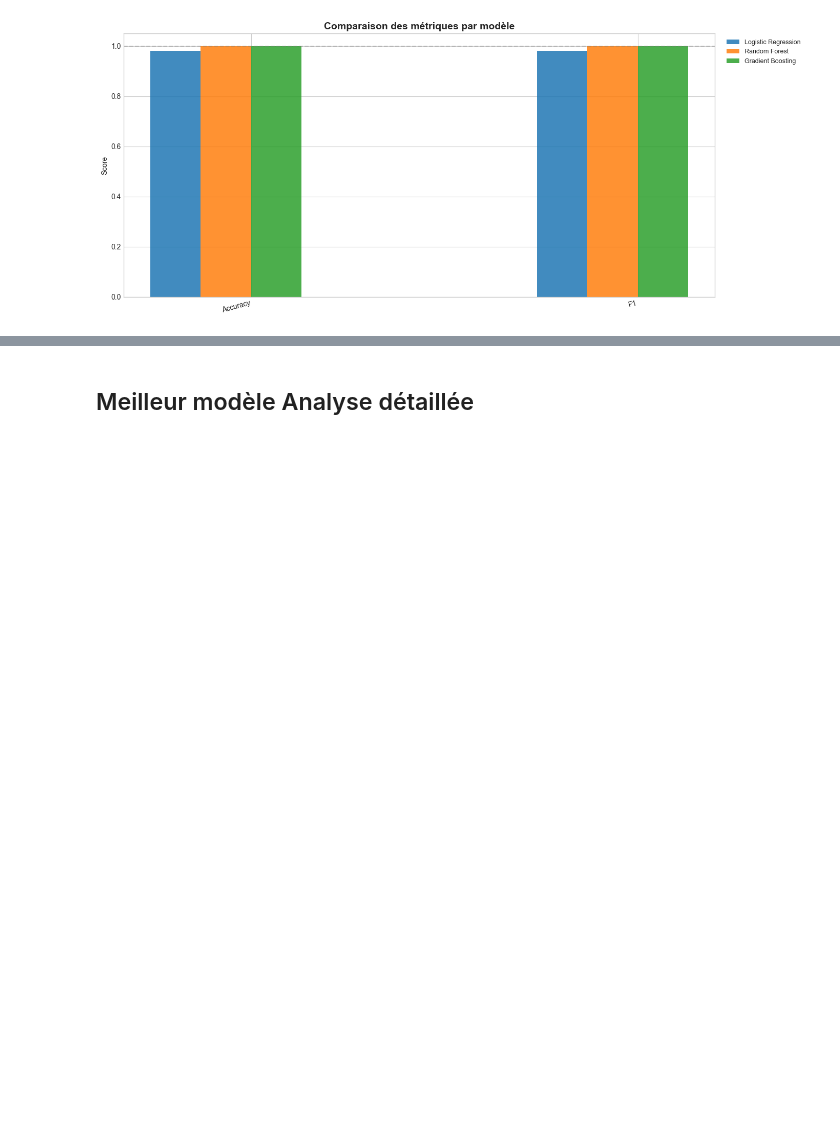
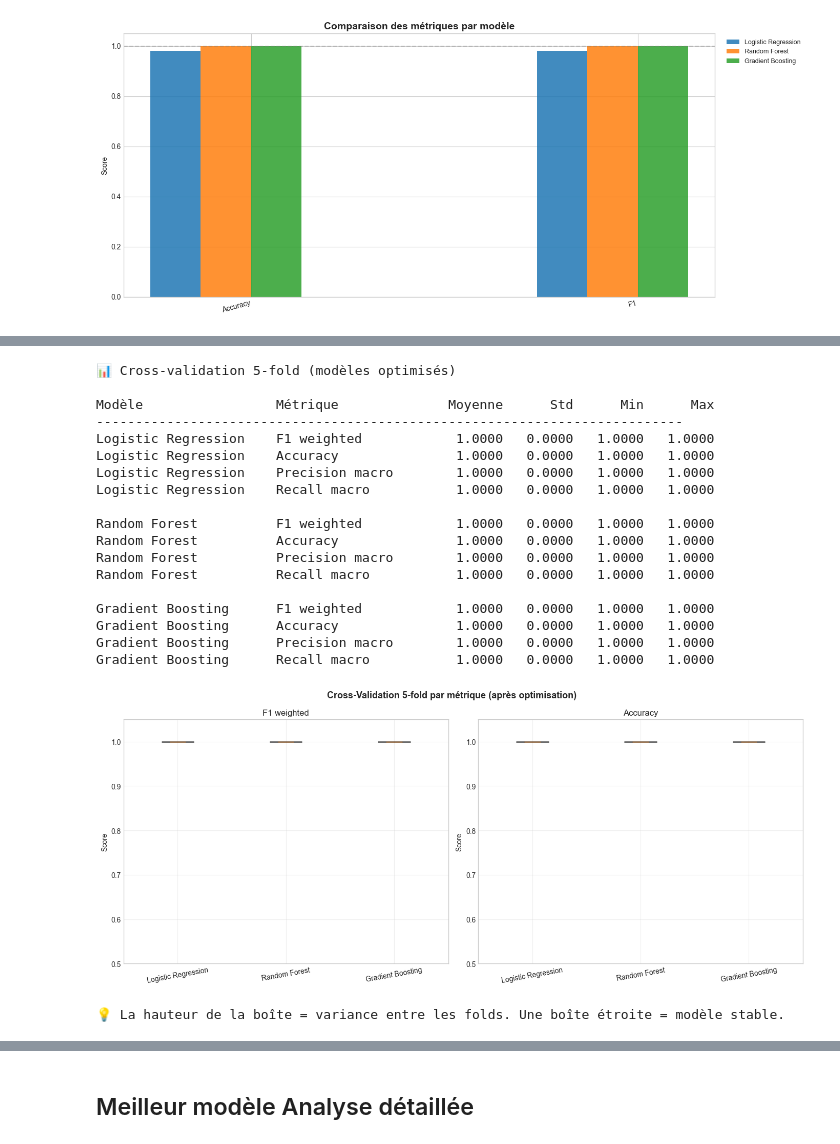
Before and after one commit to lefarmer01600/TPRE612, a Jupyter notebook: src/training/model/classification_desserte.ipynb, the cells around one changed output, grey strips where cells are left out. Drawn from its saved outputs; the diff is of its cells as text; code cells hidden in the pictures; blank space fills up the shorter version.

```diff
--- a/src/training/model/classification_desserte.ipynb
+++ b/src/training/model/classification_desserte.ipynb
@@ -262,0 +421,64 @@ plt.show()
+# %%
+# Cross-validation sur plusieurs métriques après optimisation
+cv_outer = StratifiedKFold(n_splits=5, shuffle=True, random_state=RANDOM_STATE)
+
+metrics_cv = {
+    'F1 weighted' : 'f1_weighted',
+    'Accuracy' : 'accuracy',
+    'Precision macro': 'precision_macro',
+    'Recall macro' : 'recall_macro',
+}
+
+cv_results_detail = {}
+print("Cross-validation 5-fold (modèles optimisés)\n")
+print(f"{'Modèle':<22} {'Métrique':<20} {'Moyenne':>8} {'Std':>8} {'Min':>8} {'Max':>8}")
+
+for name, model in optimized_models.items():
+    cv_results_detail[name] = {}
+    for metric_name, metric_str in metrics_cv.items():
+        scores = cross_val_score(model, X_train_sc, y_train, cv=cv_outer, scoring=metric_str, n_jobs=-1)
+        cv_results_detail[name][metric_name] = scores
+        print(f"{name:<22} {metric_name:<20} {scores.mean():>8.4f} {scores.std():>8.4f} {scores.min():>8.4f} {scores.max():>8.4f}")
+    print()
+
+# Visualisation boxplot des scores CV
+fig, axes = plt.subplots(1, 2, figsize=(14, 6))
+fig.suptitle('Cross-Validation 5-fold par métrique (après optimisation)', fontsize=13, fontweight='bold')
+
+for ax, metric_name in zip(axes, ['F1 weighted', 'Accuracy']):
+    data_box = [cv_results_detail[n][metric_name] for n in optimized_models]
+    bp = ax.boxplot(data_box, labels=list(optimized_models.keys()), patch_artist=True, notch=True)
+    colors_box = ['#1f77b4', '#ff7f0e', '#2ca02c']
+    for patch, color in zip(bp['boxes'], colors_box):
+        patch.set_facecolor(color)
+        patch.set_alpha(0.7)
+    ax.set_title(f'{metric_name}', fontsize=12)
+    ax.set_ylabel('Score')
+    ax.set_ylim(0.5, 1.05)
+    ax.grid(True, alpha=0.3)
+    ax.tick_params(axis='x', rotation=10)
+
+plt.tight_layout()
+plt.show()
+print("La hauteur de la boîte = variance entre les folds. Une boîte étroite = modèle stable.")
+# %% [output]
+📊 Cross-validation 5-fold (modèles optimisés)
+
+Modèle                 Métrique              Moyenne      Std      Min      Max
+---------------------------------------------------------------------------
+Logistic Regression    F1 weighted            1.0000   0.0000   1.0000   1.0000
+Logistic Regression    Accuracy               1.0000   0.0000   1.0000   1.0000
+Logistic Regression    Precision macro        1.0000   0.0000   1.0000   1.0000
+Logistic Regression    Recall macro           1.0000   0.0000   1.0000   1.0000
+
+Random Forest          F1 weighted            1.0000   0.0000   1.0000   1.0000
+Random Forest          Accuracy               1.0000   0.0000   1.0000   1.0000
+Random Forest          Precision macro        1.0000   0.0000   1.0000   1.0000
+Random Forest          Recall macro           1.0000   0.0000   1.0000   1.0000
+
+Gradient Boosting      F1 weighted            1.0000   0.0000   1.0000   1.0000
+Gradient Boosting      Accuracy               1.0000   0.0000   1.0000   1.0000
+Gradient Boosting      Precision macro        1.0000   0.0000   1.0000   1.0000
+Gradient Boosting      Recall macro           1.0000   0.0000   1.0000   1.0000
+[figure, added]
+💡 La hauteur de la boîte = variance entre les folds. Une boîte étroite = modèle stable.
```
Also changed, not shown: parts of 13 cells of this notebook.
